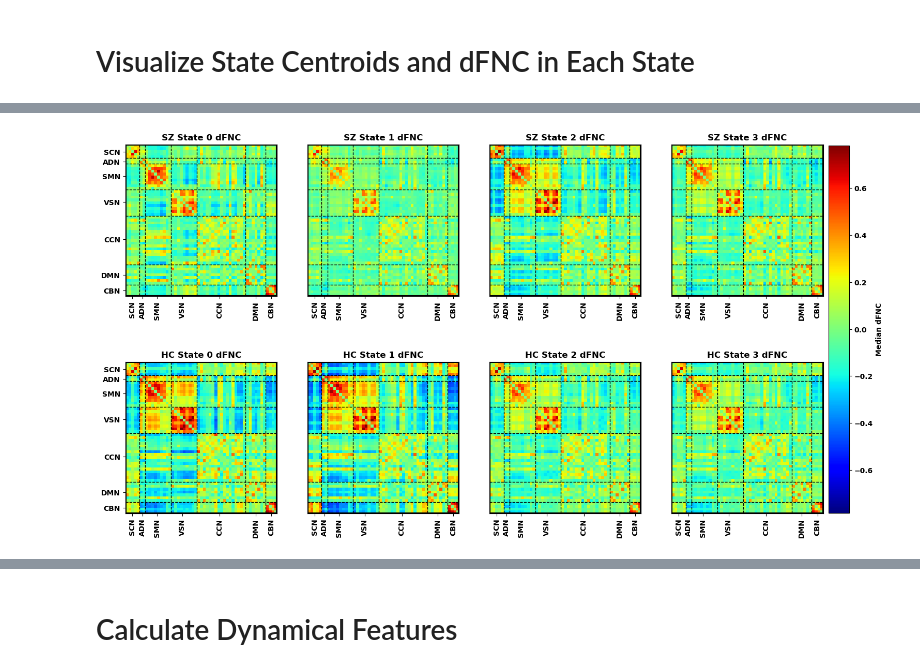
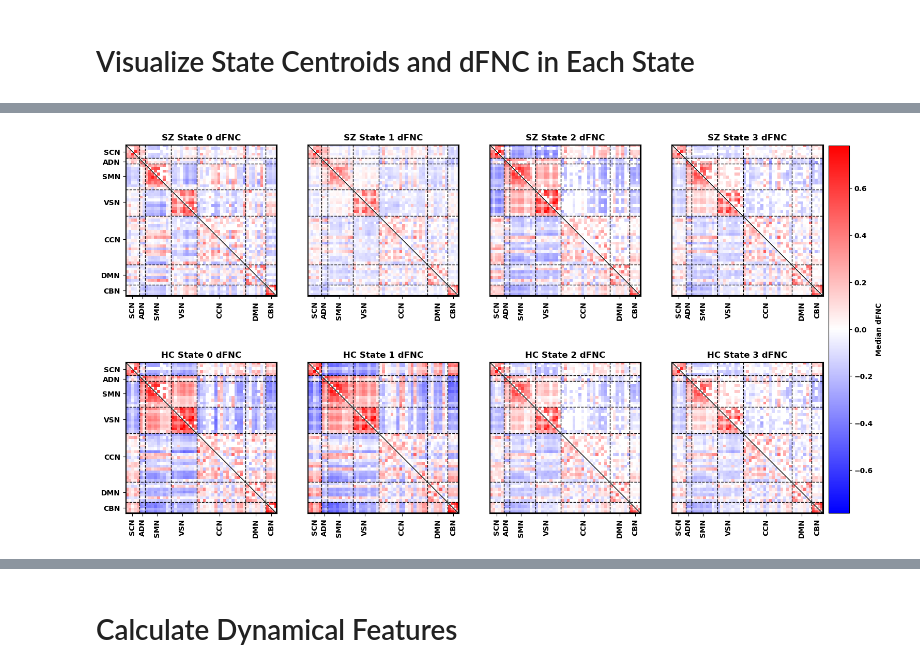
Before and after one commit to cae67/Relevance_Clustering, a Jupyter notebook: fMRI_Classification_classifier2_relevance_clustering_journal.ipynb, the cells around one changed output, grey strips where cells are left out. Drawn from its saved outputs; the diff is of its cells as text; code cells hidden in the pictures.

```diff
--- a/fMRI_Classification_classifier2_relevance_clustering_journal.ipynb
+++ b/fMRI_Classification_classifier2_relevance_clustering_journal.ipynb
@@ -509,13 +553,22 @@ print(counts)
 # %%
 # FIGURE 4
 
-centroids = kmeans.cluster_centers_ # get centroids
-max_val = 100*np.max(np.abs(centroids))
+centroids = centers.copy() # get centroids
+max_val = 100*np.max(np.abs(centers))
+min_val = 100*np.min(np.abs(centers))
+
 networks = ['SCN','ADN','SMN','VSN','CCN','DMN','CBN']
 # Make Heatmaps
 fig, ax = plt.subplots(1,4,figsize=(20,12))
 for i in range(4):
-    im = ax[i].imshow(100*vec2mat(centroids[i,:],53), cmap = 'jet', vmin = 0, vmax = max_val)
+    centroids = vec2mat(centers.copy()[i,:],53)
+
+    for xloc in range(53):
+            for yloc in range(53):
+                if np.array(p_vals_corrected)[xloc,yloc] > 0.001 and xloc != yloc:
+                    centroids[xloc,yloc] = np.nan
+
+    im = ax[i].imshow(100*vec2mat(centers[i,:],53), cmap = 'Reds', vmin = min_val, vmax = max_val)
     ax[i].set_xticks([2,5.5,10.5,19.5,32.5,45,50.5],thickness=5)
     ax[i].set_xticklabels(networks,rotation=90,weight='bold')
     ax[i].set_title(f'State {i}',weight='bold')
@@ -528,11 +581,13 @@ for i in range(4):
     ax[i].hlines([4.5,6.5,15.5,24.5,41.5,48.5],-0.5,52.5,'k','--',linewidth=2)
     ax[i].vlines([-0.5,52.5],-0.5,52.5,'k','-',linewidth=4)
     ax[i].hlines([-0.5,52.5],-0.5,52.5,'k','-',linewidth=4)
+#     ax[i].plot([52.5,-0.5],[52.5,-0.5],'k',linewidth=1)
+
 fig.subplots_adjust(right=0.8)
 cbar_ax = fig.add_axes([0.805, 0.38, 0.02, 0.23]) # left bottom width height
 cb = fig.colorbar(im, cax=cbar_ax);
 cb.set_label(label='Percent of Normalized Relevance',weight='bold')
 plt.setp(cb.ax.get_yticklabels(),weight='bold');
 # plt.rcParams["axes.linewidth"] = 1.5
-# plt.savefig("C:/Users/antho/Documents/Calhoun_Lab/Projects/fMRI_Classification/Subgrouping/Relevance_Related/Journal/Results/Figure4 - RelevanceCentroids.jpg",dpi=1200)
+plt.savefig("C:/Users/antho/Documents/Calhoun_Lab/Projects/fMRI_Classification/Subgrouping/Relevance_Related/Journal/Results/Figure4 - RelevanceCentroids_Reds.jpg",dpi=1200)
 # %% [output]
@@ -619,36 +851,62 @@ for class_idx in range(2):
         state_condition = cluster_labels == state*(np.ones_like(cluster_labels))
         s_vals.append(np.median(X3[np.logical_and(class_condition,state_condition),...],axis=0))
 
 
 max_val = np.max(np.abs(s_vals)) # Get Max Heatmap Bounds from Median dFNC
 min_val = -1*max_val
 class_val = ['SZ','HC']
 for class_idx in range(2):
+
+    if class_idx == 0:
+        class_p_vals = p_vals_sz_corrected
+    else:
+        class_p_vals = p_vals_hc_corrected
+
     for state in range(4):
+        if state == 0: state_p_vals = p_vals_state0_corrected
+        if state == 1: state_p_vals = p_vals_state1_corrected
+        if state == 2: state_p_vals = p_vals_state2_corrected
+        if state == 3: state_p_vals = p_vals_state3_corrected
+
+        p_vals = class_p_vals + state_p_vals
+
         class_condition = train_labels3==class_idx*np.ones_like(train_labels3)
         state_condition = cluster_labels == state*(np.ones_like(cluster_labels))
-        s_vals = np.median(X3[np.logical_and(class_condition,state_condition),...],axis=0)
-        im = ax[class_idx,state].imshow(vec2mat(s_vals,53), cmap = 'jet', vmin = min_val, vmax = max_val)
+        s_vals = vec2mat(np.median(X3[np.logical_and(class_condition,state_condition),...],axis=0),53)
+
+
+
+        for xloc in range(53):
+            for yloc in range(53):
+                if p_vals[xloc,yloc] > 0.001 and xloc != yloc:
+                    s_vals[xloc,yloc] = np.nan
+
+#                 elif class_idx == 1:
+#                     if p_vals_hc_corrected[xloc,yloc] > 0.001 and xloc != yloc:
+#                         s_vals[xloc,yloc] = np.nan
+
+        im = ax[class_idx,state].imshow(s_vals, cmap = 'bwr', vmin = min_val, vmax = max_val)
         ax[class_idx,state].set_xticks([2,5.5,10.5,19.5,32.5,45,50.5],thickness=5)
         ax[class_idx,state].set_xticklabels(networks,rotation=90,weight='bold')
         ax[class_idx,state].set_title(f'{class_val[class_idx]} State {state} dFNC',weight='bold')
         if state == 0:
             ax[class_idx,state].set_yticks([2,5.5,10.5,19.5,32.5,45,50.5],thickness=5)
             ax[class_idx,state].set_yticklabels(networks,weight='bold')
         else:
             ax[class_idx,state].set_yticks([])
         ax[class_idx,state].vlines([4.5,6.5,15.5,24.5,41.5,48.5],-0.5,52.5,'k','--',linewidth=1)
         ax[class_idx,state].hlines([4.25,6.25,15.25,24.5,41.5,48.5],-0.5,52.5,'k','--',linewidth=1)
         ax[class_idx,state].vlines([-0.5,52.5],-0.5,52.5,'k','-',linewidth=3)
         ax[class_idx,state].hlines([-0.5,52.5],-0.5,52.5,'k','-',linewidth=3)
+        ax[class_idx,state].plot([52.5,-0.5],[52.5,-0.5],'k',linewidth=1)
         i += 1
 fig.subplots_adjust(right=0.8)
 cbar_ax = fig.add_axes([0.805, 0.14, 0.02, 0.71]) # left bottom width height
 cb = fig.colorbar(im, cax=cbar_ax);
 cb.set_label(label='Median dFNC',weight='bold')
 plt.setp(cb.ax.get_yticklabels(),weight='bold');
-# plt.savefig("C:/Users/antho/Documents/Calhoun_Lab/Projects/fMRI_Classification/Subgrouping/Relevance_Related/Journal/Results/Figure6 - MediandFNCPerStateClass.jpg",dpi=1200)
+plt.savefig("C:/Users/antho/Documents/Calhoun_Lab/Projects/fMRI_Classification/Subgrouping/Relevance_Related/Journal/Results/Figure6 - MediandFNCPerStateClass_bwr.jpg",dpi=1200)
 # %% [output]
-[figure, old version]
+[figure, new version]
 # %%
 ## FIGURE 3a
```
Also changed, not shown: parts of 17 cells of this notebook.
